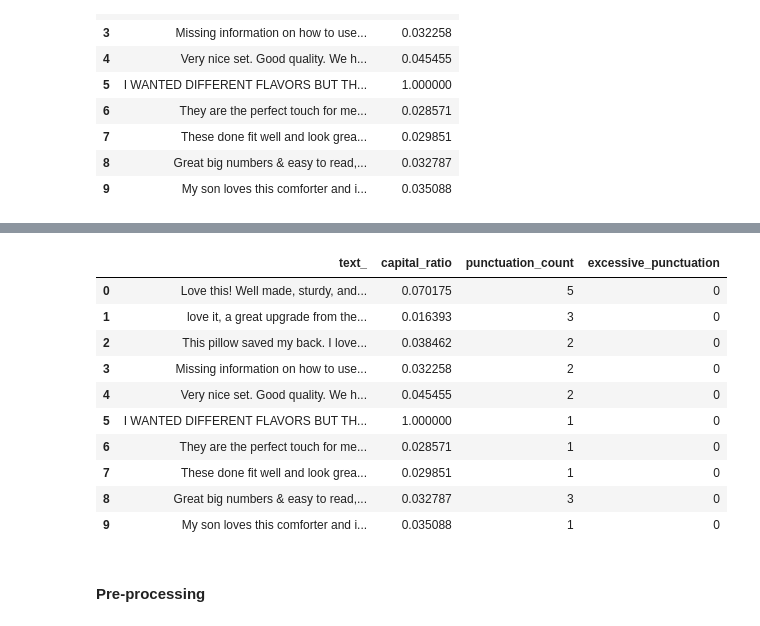
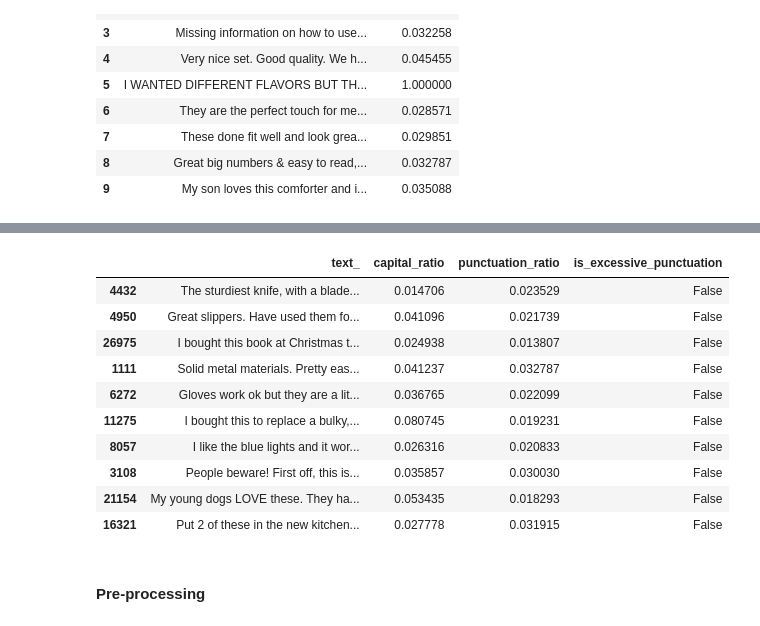
Before and after one commit to pratibhaa65/fake_review_detection, a Jupyter notebook: initial.ipynb, the cells around one changed output, grey strips where cells are left out. Cells and saved outputs as stored; diff of their text form; code cells hidden in the pictures.

```diff
--- a/initial.ipynb
+++ b/initial.ipynb
@@ -154,4 +138,15 @@ def excessive_punctuation_flag(text, threshold=0.05):
-# %%
-df_r['excessive_punctuation_ratio'] = df_r['text_'].apply(
-    excessive_punctuation_ratio
-)
+# %%
+def is_excessive_punctuation(text_, threshold=0.1):
+    """
+    Returns True if punctuation ratio exceeds the threshold, else False.
+
+    Parameters:
+    - text_: input string
+    - threshold: ratio above which punctuation is considered excessive (default 0.1 = 10%)
+    """
+    ratio = punctuation_ratio(text_)
+    return ratio > threshold
+# %%
+
+df_r['is_excessive_punctuation'] = df_r['text_'].apply(is_excessive_punctuation)
+df_r[['text_', 'is_excessive_punctuation']].sample(10)
@@ -158,17 +165,17 @@ df_r['excessive_punctuation_ratio'] = df_r['text_'].apply(
 # %%
-df_r[['text_', 'capital_ratio', 'punctuation_count', 'excessive_punctuation']].head(10)
+df_r[['text_', 'capital_ratio', 'punctuation_ratio', 'is_excessive_punctuation']].sample(10)
 # %% [output]
-|  | text_ | capital_ratio | punctuation_count | excessive_punctuation |
-| 0 | Love this! Well made, sturdy, and... | 0.070175 | 5 | 0 |
-| 1 | love it, a great upgrade from the... | 0.016393 | 3 | 0 |
-| 2 | This pillow saved my back. I love... | 0.038462 | 2 | 0 |
-| 3 | Missing information on how to use... | 0.032258 | 2 | 0 |
-| 4 | Very nice set. Good quality. We h... | 0.045455 | 2 | 0 |
-| 5 | I WANTED DIFFERENT FLAVORS BUT TH... | 1.000000 | 1 | 0 |
-| 6 | They are the perfect touch for me... | 0.028571 | 1 | 0 |
-| 7 | These done fit well and look grea... | 0.029851 | 1 | 0 |
-| 8 | Great big numbers & easy to read,... | 0.032787 | 3 | 0 |
-| 9 | My son loves this comforter and i... | 0.035088 | 1 | 0 |
+|  | text_ | capital_ratio | punctuation_ratio | is_excessive_punctuation |
+| 4432 | The sturdiest knife, with a blade... | 0.014706 | 0.023529 | False |
+| 4950 | Great slippers. Have used them fo... | 0.041096 | 0.021739 | False |
+| 26975 | I bought this book at Christmas t... | 0.024938 | 0.013807 | False |
+| 1111 | Solid metal materials. Pretty eas... | 0.041237 | 0.032787 | False |
+| 6272 | Gloves work ok but they are a lit... | 0.036765 | 0.022099 | False |
+| 11275 | I bought this to replace a bulky,... | 0.080745 | 0.019231 | False |
+| 8057 | I like the blue lights and it wor... | 0.026316 | 0.020833 | False |
+| 3108 | People beware! First off, this is... | 0.035857 | 0.030030 | False |
+| 21154 | My young dogs LOVE these. They ha... | 0.053435 | 0.018293 | False |
+| 16321 | Put 2 of these in the new kitchen... | 0.027778 | 0.031915 | False |
 # %% [markdown]
 #### Pre-processing
 # %%
```
Also changed, not shown: parts of 10 cells of this notebook.
